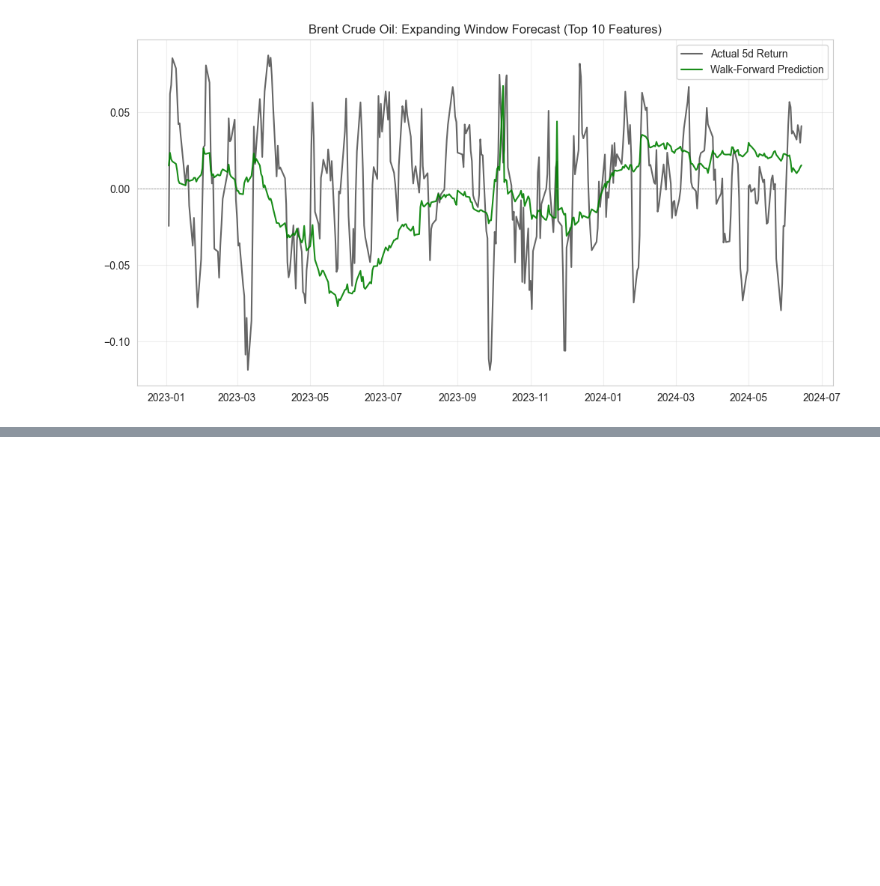
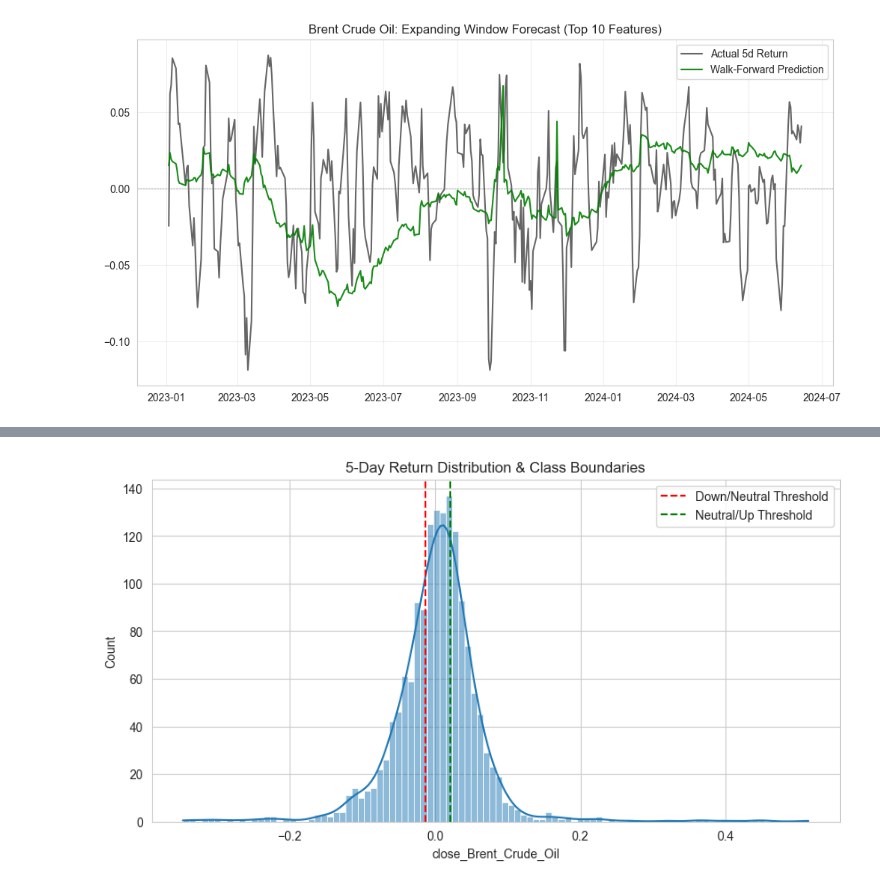
Before and after one commit to adbayre/Commodities-Price-Prediction, a Jupyter notebook: commodities_project.ipynb, the cells around one changed output, grey strips where cells are left out. Saved outputs shown, nothing was run; the diff lists cells and outputs as text; code cells hidden in the pictures; blank space fills up the shorter version.

```diff
--- a/commodities_project.ipynb
+++ b/commodities_project.ipynb
@@ -1232,3 +1232,81 @@ Retraining model daily. This may take a moment.
 Test RMSE: 0.04615
 Test R²:   -0.32575
 [figure]
+# %%
+import numpy as np
+import pandas as pd
+import matplotlib.pyplot as plt
+import seaborn as sns
+
+# ---------------------------------------------------------
+# 1. SETUP CLASSIFICATION TARGET
+# ---------------------------------------------------------
+TARGET_HORIZON = 5
+price_col = 'close_Brent_Crude_Oil'
+
+# Work on a fresh copy
+df_class = final_df.copy()
+
+# A. Calculate Future Returns (Continuous)
+# Shift -5 to look 5 days ahead
+future_return = df_class[price_col].shift(-TARGET_HORIZON) / df_class[price_col] - 1
+
+# B. Define Classes (Quantile Method for Balance)
+# We split data into 3 equal buckets: Bottom 33% (Down), Middle 33% (Neutral), Top 33% (Up)
+lower_threshold = future_return.quantile(0.33)
+upper_threshold = future_return.quantile(0.66)
+
+print(f"5-Day Return Thresholds:")
+print(f"  DOWN    < {lower_threshold:.4f} ({lower_threshold*100:.2f}%)")
+print(f"  NEUTRAL between {lower_threshold:.4f} and {upper_threshold:.4f}")
+print(f"  UP      > {upper_threshold:.4f} ({upper_threshold*100:.2f}%)")
+
+def get_class(ret):
+    if pd.isna(ret): return np.nan
+    if ret < lower_threshold: return 0  # Down
+    if ret > upper_threshold: return 2  # Up
+    return 1                            # Neutral
+
+# Apply classification
+df_class['target_class'] = future_return.apply(get_class)
+
+# ---------------------------------------------------------
+# 2. DATA CLEANING
+# ---------------------------------------------------------
+# Drop the last 5 rows where target is NaN
+df_class = df_class.dropna(subset=['target_class'])
+
+# Ensure target is integer
+df_class['target_class'] = df_class['target_class'].astype(int)
+
+# Optional: Smart Cleanup (Same as before)
+# Drop sparse columns (excluding Moving Averages)
+limit = len(df_class) * 0.10
+cols_with_na = df_class.columns[df_class.isna().sum() > limit]
+cols_to_drop = [c for c in cols_with_na if not c.startswith('ma_')]
+if len(cols_to_drop) > 0:
+    df_class = df_class.drop(columns=cols_to_drop)
+
+# Fill remaining gaps
+ma_cols = [c for c in df_class.columns if c.startswith('ma_')]
+df_class[ma_cols] = df_class[ma_cols].bfill()
+df_class = df_class.ffill().fillna(0)
+
+print(f"Final Data Shape: {df_class.shape}")
+
+# ---------------------------------------------------------
+# 3. VERIFY CLASS BALANCE
+# ---------------------------------------------------------
+class_counts = df_class['target_class'].value_counts().sort_index()
+print("\nClass Distribution:")
+print(class_counts)
+
+# Visualize
+plt.figure(figsize=(10, 5))
+sns.histplot(future_return.dropna(), bins=100, kde=True)
+plt.axvline(lower_threshold, color='red', linestyle='--', label='Down/Neutral Threshold')
+plt.axvline(upper_threshold, color='green', linestyle='--', label='Neutral/Up Threshold')
+plt.title(f'5-Day Return Distribution & Class Boundaries')
+plt.legend()
+plt.show()
+# %% [output]
@@ -1234,0 +1325 @@ Test R²:   -0.32575
+[figure, added]
```
Also changed, not shown: parts of 5 cells of this notebook.
